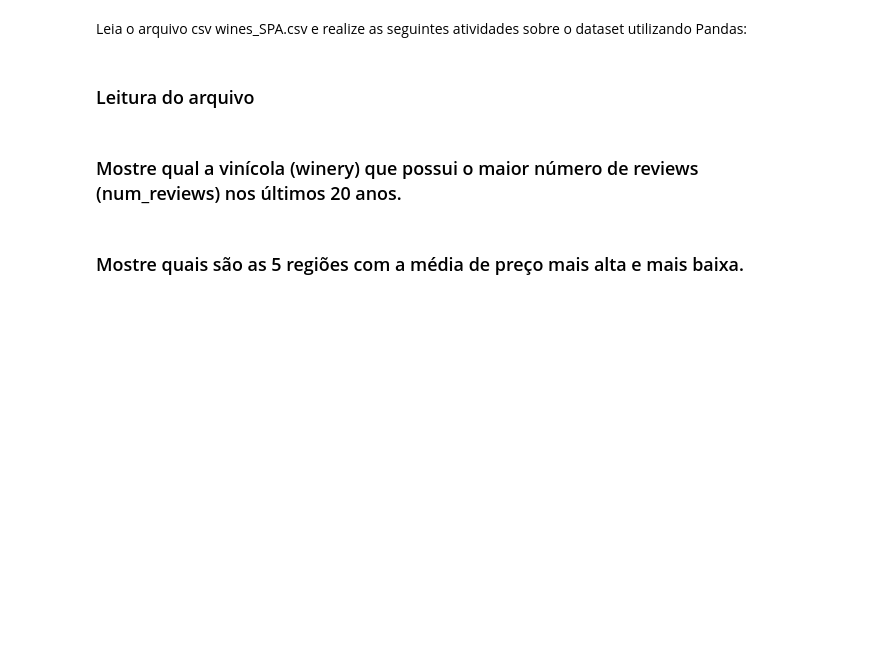
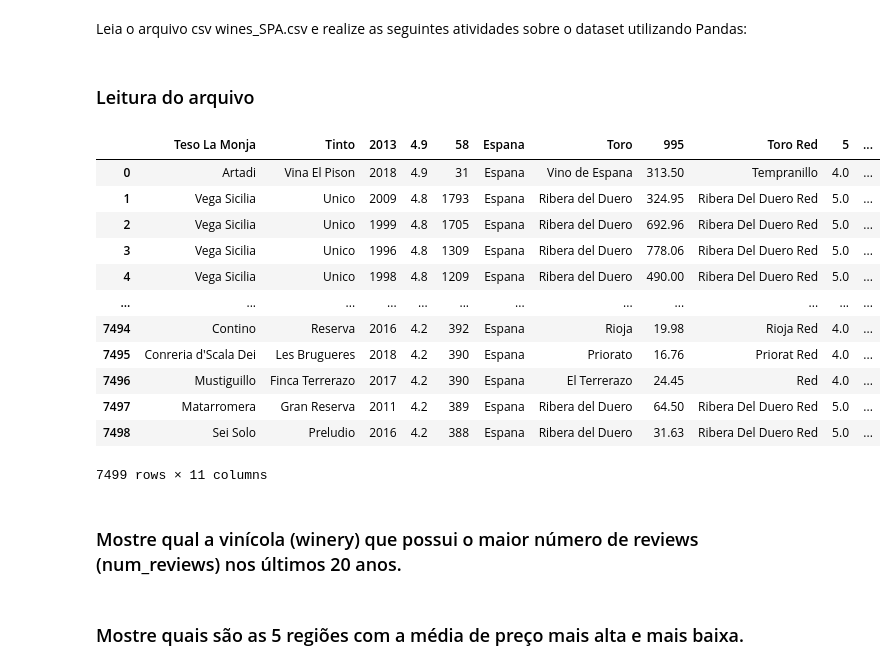
Before and after one commit to Luiz695/sprint02-Python-compass, a Jupyter notebook: lista-de-exercicios/lista-02/Lista_02.ipynb, the cells around one changed output. Saved outputs shown, nothing was run; the diff lists cells and outputs as text; code cells hidden in the pictures; blank space fills up the shorter version.

Commit message:
Atualização - Atividade 14 - Parte 2 e Inicio da importação do NumPy

```diff
--- a/lista-de-exercicios/lista-02/Lista_02.ipynb
+++ b/lista-de-exercicios/lista-02/Lista_02.ipynb
@@ -492,6 +492,25 @@ AttributeError: 'function' object has no attribute 'nlargest'
 Leia o arquivo csv wines_SPA.csv e realize as seguintes atividades sobre o dataset utilizando Pandas:
 # %% [markdown]
 ### Leitura do arquivo
+# %%
+import pandas as pd
+
+df = pd.read_csv('./wines_SPA.csv', sep=',')
+df
+# %% [output]
+|  | Teso La Monja | Tinto | 2013 | 4.9 | 58 | Espana | Toro | 995 | Toro Red | 5 | ... |
+| 0 | Artadi | Vina El Pison | 2018 | 4.9 | 31 | Espana | Vino de Espana | 313.50 | Tempranillo | 4.0 | ... |
+| 1 | Vega Sicilia | Unico | 2009 | 4.8 | 1793 | Espana | Ribera del Duero | 324.95 | Ribera Del Duero Red | 5.0 | ... |
+| 2 | Vega Sicilia | Unico | 1999 | 4.8 | 1705 | Espana | Ribera del Duero | 692.96 | Ribera Del Duero Red | 5.0 | ... |
+| 3 | Vega Sicilia | Unico | 1996 | 4.8 | 1309 | Espana | Ribera del Duero | 778.06 | Ribera Del Duero Red | 5.0 | ... |
+| 4 | Vega Sicilia | Unico | 1998 | 4.8 | 1209 | Espana | Ribera del Duero | 490.00 | Ribera Del Duero Red | 5.0 | ... |
+| ... | ... | ... | ... | ... | ... | ... | ... | ... | ... | ... | ... |
+| 7494 | Contino | Reserva | 2016 | 4.2 | 392 | Espana | Rioja | 19.98 | Rioja Red | 4.0 | ... |
+| 7495 | Conreria d'Scala Dei | Les Brugueres | 2018 | 4.2 | 390 | Espana | Priorato | 16.76 | Priorat Red | 4.0 | ... |
+| 7496 | Mustiguillo | Finca Terrerazo | 2017 | 4.2 | 390 | Espana | El Terrerazo | 24.45 | Red | 4.0 | ... |
+| 7497 | Matarromera | Gran Reserva | 2011 | 4.2 | 389 | Espana | Ribera del Duero | 64.50 | Ribera Del Duero Red | 5.0 | ... |
+| 7498 | Sei Solo | Preludio | 2016 | 4.2 | 388 | Espana | Ribera del Duero | 31.63 | Ribera Del Duero Red | 5.0 | ... |
+7499 rows × 11 columns
 # %% [markdown]
 ### Mostre qual a vinícola (winery) que possui o maior número de reviews (num_reviews) nos últimos 20 anos.
 # %% [markdown]
```
Also changed, not shown: parts of 1 cell of this notebook, 3 other files.
